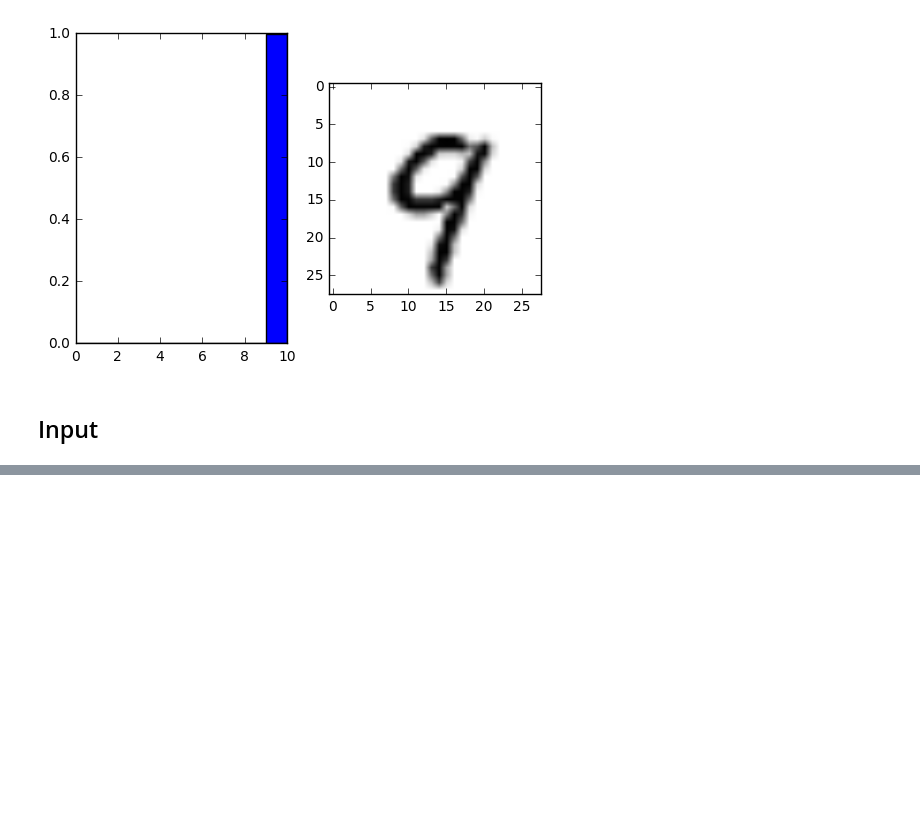
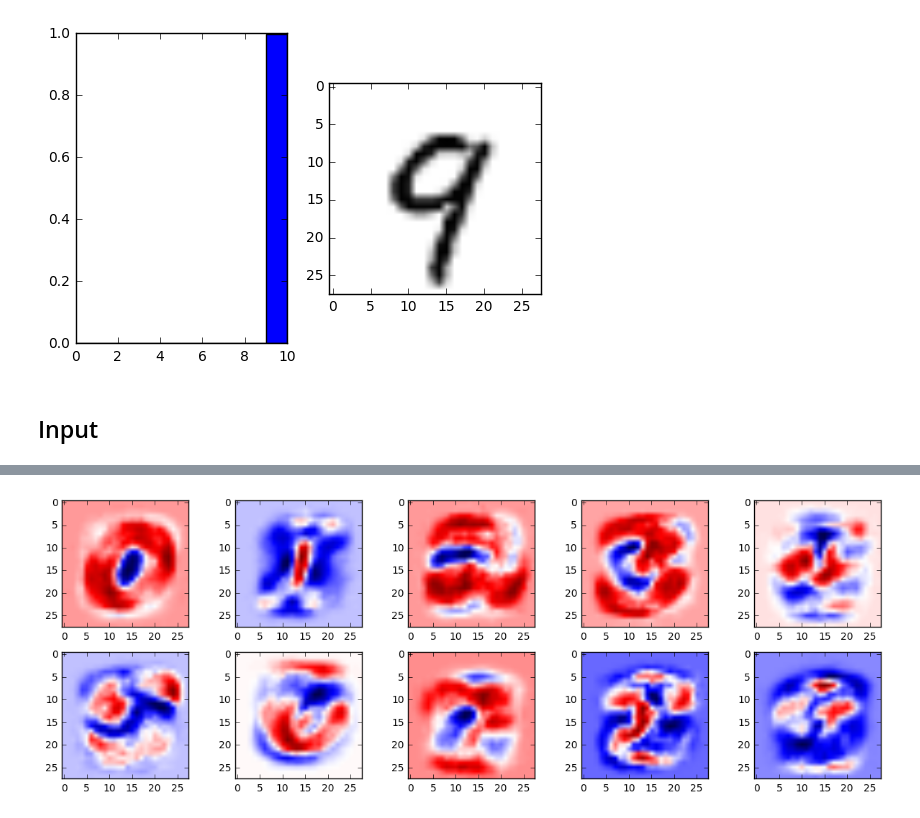
Before and after one commit to paulsuda/notebook-work, a Jupyter notebook: notebooks/MNIST Load and Train.ipynb, the cells around one changed output, grey strips where cells are left out. Saved outputs shown, nothing was run; the diff lists cells and outputs as text; code cells hidden in the pictures; blank space fills up the shorter version.

```diff
--- a/notebooks/MNIST Load and Train.ipynb
+++ b/notebooks/MNIST Load and Train.ipynb
@@ -355,0 +363,15 @@ plots[1].imshow(img.reshape(28, 28), cmap=pyplot.cm.Greys)
+# %%
+def output_plot(i, plot):
+    w_data_for_output = []
+    for data_part in w_data:
+        w_data_for_output.append(data_part[i])
+    len(w_data_for_output)
+    a = numpy.array(w_data_for_output).reshape(28, 28)
+    plot.imshow(a, cmap="seismic", aspect="equal")
+#     plot.colorbar()
+
+_, plots = pyplot.subplots(2, 5, figsize=(15,5))
+for i in range(10):
+    output_plot(i, plots[i / 5][i % 5])
+# %% [output]
+[figure, added]
```
Also changed, not shown: parts of 2 cells of this notebook, 2 other files.
